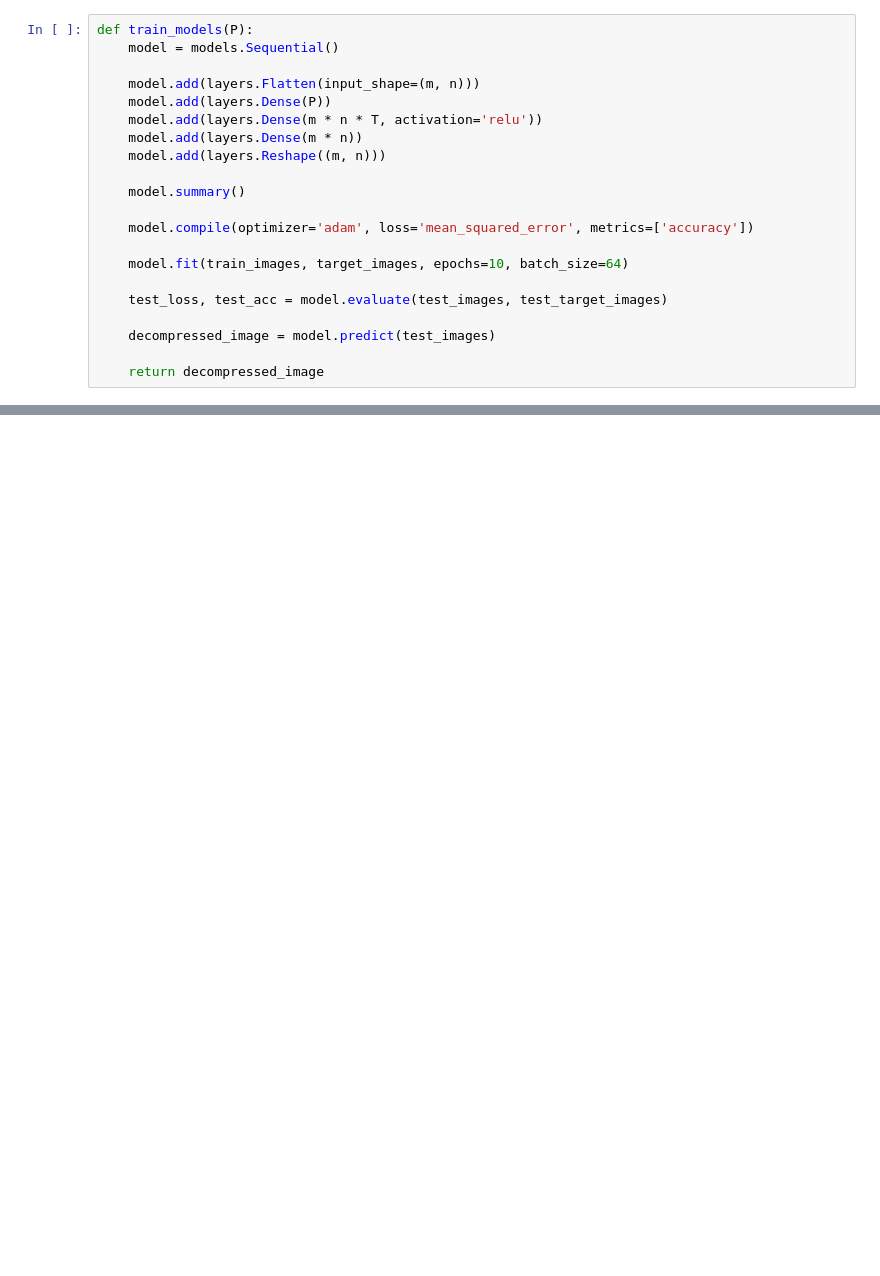
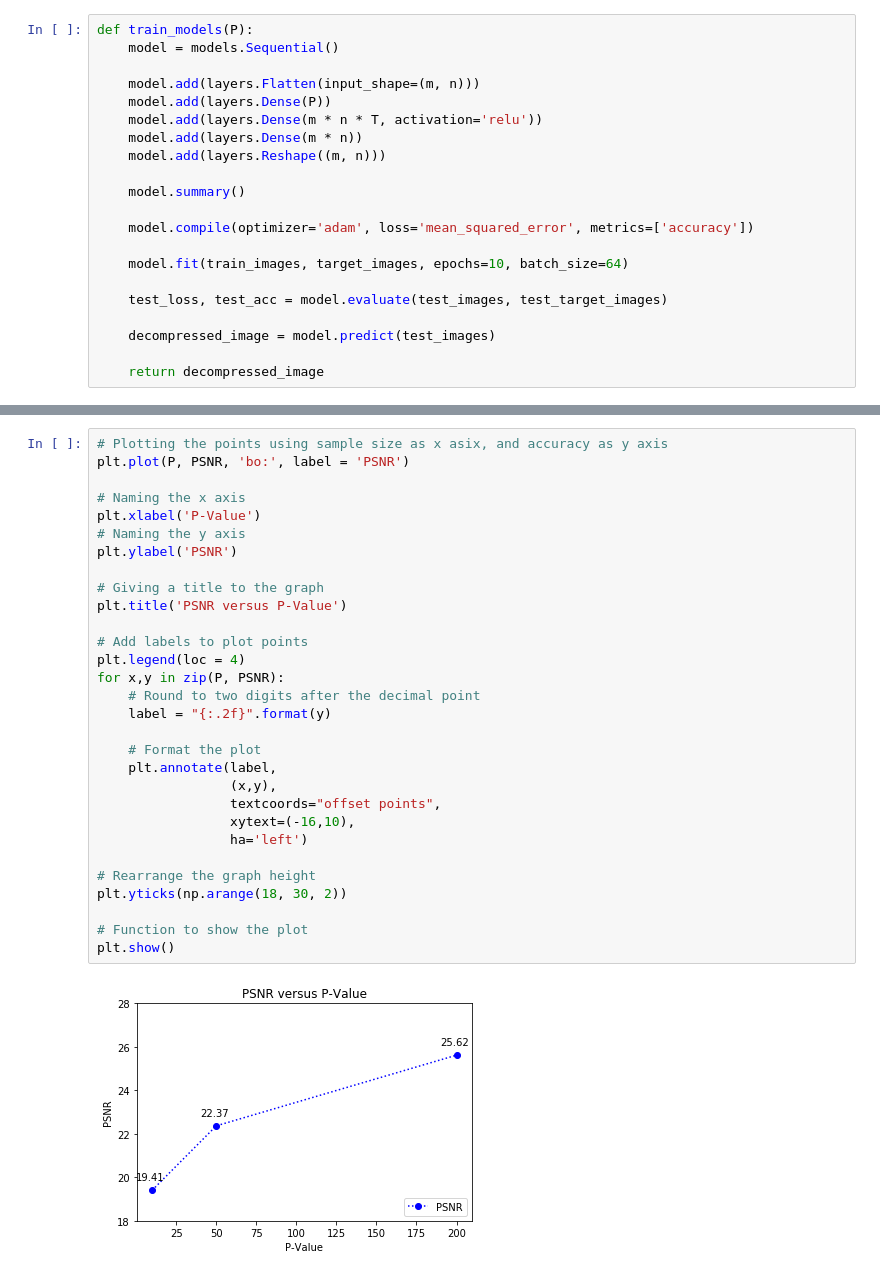
Before and after one commit to Chlerry/term-project, a Jupyter notebook: task2/task2.ipynb, the cells around one changed output, grey strips where cells are left out. Cells and saved outputs as stored; diff of their text form; blank space fills up the shorter version.

```diff
--- a/task2/task2.ipynb
+++ b/task2/task2.ipynb
@@ -103,0 +106,32 @@ print(tabulate([['10', PSNR_1], ['50', PSNR_2], ['200', PSNR_3]], headers=['P-Va
+# %%
+# Plotting the points using sample size as x asix, and accuracy as y axis
+plt.plot(P, PSNR, 'bo:', label = 'PSNR')
+
+# Naming the x axis
+plt.xlabel('P-Value')
+# Naming the y axis
+plt.ylabel('PSNR')
+
+# Giving a title to the graph
+plt.title('PSNR versus P-Value')
+
+# Add labels to plot points
+plt.legend(loc = 4)
+for x,y in zip(P, PSNR):
+    # Round to two digits after the decimal point
+    label = "{:.2f}".format(y)
+
+    # Format the plot
+    plt.annotate(label,
+                 (x,y),
+                 textcoords="offset points",
+                 xytext=(-16,10),
+                 ha='left')
+
+# Rearrange the graph height
+plt.yticks(np.arange(18, 30, 2))
+
+# Function to show the plot
+plt.show()
+# %% [output]
+[figure, added]
```
Also changed, not shown: parts of 6 cells of this notebook.
